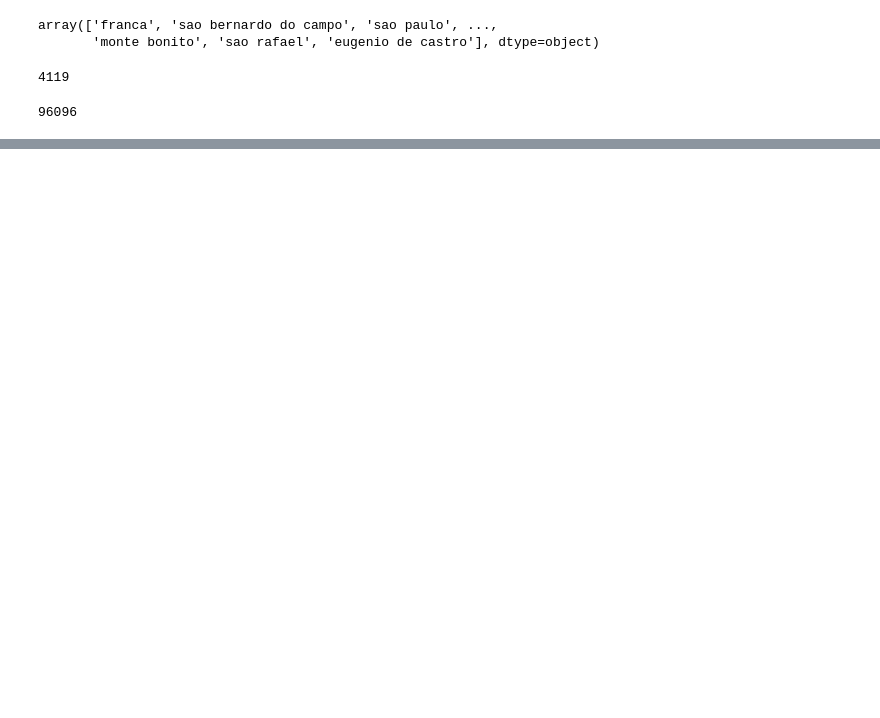
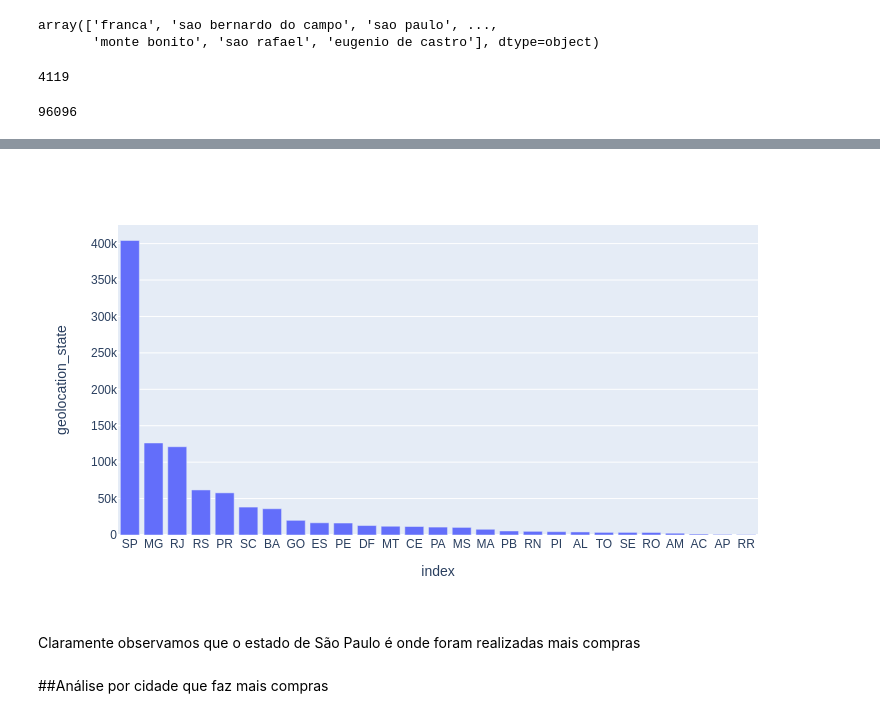
Before and after one commit to LoreBonora/IntroGit, a Jupyter notebook: Intro_CD_aula_1.ipynb, the cells around one changed output, grey strips where cells are left out. Drawn from its saved outputs; the diff is of its cells as text; code cells hidden in the pictures; blank space fills up the shorter version.

```diff
--- a/Intro_CD_aula_1.ipynb
+++ b/Intro_CD_aula_1.ipynb
@@ -169,0 +221,12 @@ df_vendedores.head(3)
+# %%
+#Plotando o gráfico de compras por cidade
+data = df_geo.geolocation_state.value_counts().reset_index()
+
+fig = px.bar(data, x='index', y='geolocation_state')
+gitly.show( fig )
+# %% [output]
+[figure, added]
+# %% [markdown]
+Claramente observamos que o estado de São Paulo é onde foram realizadas mais compras
+# %% [markdown]
+##Análise por cidade que faz mais compras
```
Also changed, not shown: parts of 106 cells of this notebook.
